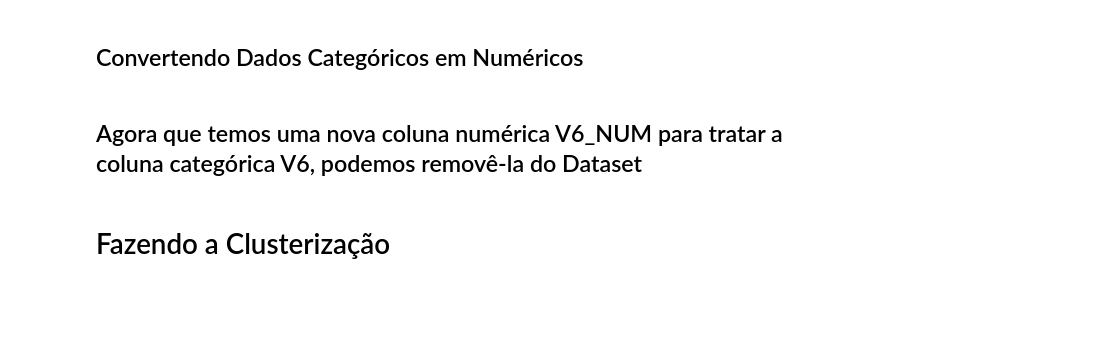
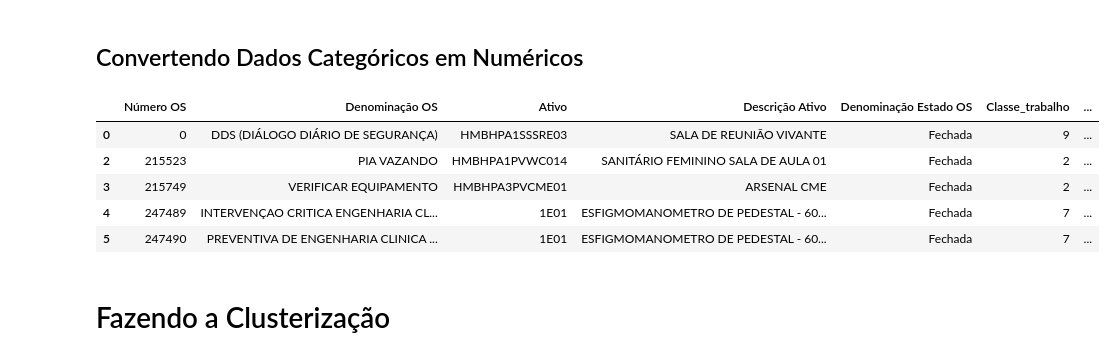
Before and after one commit to fiapIA/bootcamp, a Jupyter notebook: Bootcamp_Vivante_FJMT.ipynb, the cells around one changed output. Saved outputs shown, nothing was run; the diff lists cells and outputs as text; code cells hidden in the pictures; blank space fills up the shorter version.

```diff
--- a/Bootcamp_Vivante_FJMT.ipynb
+++ b/Bootcamp_Vivante_FJMT.ipynb
@@ -147,10 +356,15 @@ dataset.isnull().sum()
 # %% [markdown]
 ## Convertendo Dados Categóricos em Numéricos
 # %%
-#Converter dados categóricos em números.
+#Agora convertendo a classe de trabalho em números.
 
-dataset['V6_NUM'] = pd.Categorical(dataset.V6).codes
+dataset['Classe_trabalho'] = pd.Categorical(dataset.Classe_trabalho).codes
 
 dataset.head()
+# %% [output]
+|  | Número OS | Denominação OS | Ativo | Descrição Ativo | Denominação Estado OS | Classe_trabalho | ... |
+| 0 | 0 | DDS (DIÁLOGO DIÁRIO DE SEGURANÇA) | HMBHPA1SSSRE03 | SALA DE REUNIÃO VIVANTE | Fechada | 9 | ... |
+| 2 | 215523 | PIA VAZANDO | HMBHPA1PVWC014 | SANITÁRIO FEMININO SALA DE AULA 01 | Fechada | 2 | ... |
+| 3 | 215749 | VERIFICAR EQUIPAMENTO | HMBHPA3PVCME01 | ARSENAL CME | Fechada | 2 | ... |
+| 4 | 247489 | INTERVENÇAO CRITICA ENGENHARIA CL... | 1E01 | ESFIGMOMANOMETRO DE PEDESTAL - 60... | Fechada | 7 | ... |
+| 5 | 247490 | PREVENTIVA DE ENGENHARIA CLINICA ... | 1E01 | ESFIGMOMANOMETRO DE PEDESTAL - 60... | Fechada | 7 | ... |
-# %% [markdown]
-## Agora que temos uma nova coluna numérica V6_NUM para tratar a coluna categórica V6, podemos removê-la do Dataset
```
Also changed, not shown: parts of 18 cells of this notebook.
